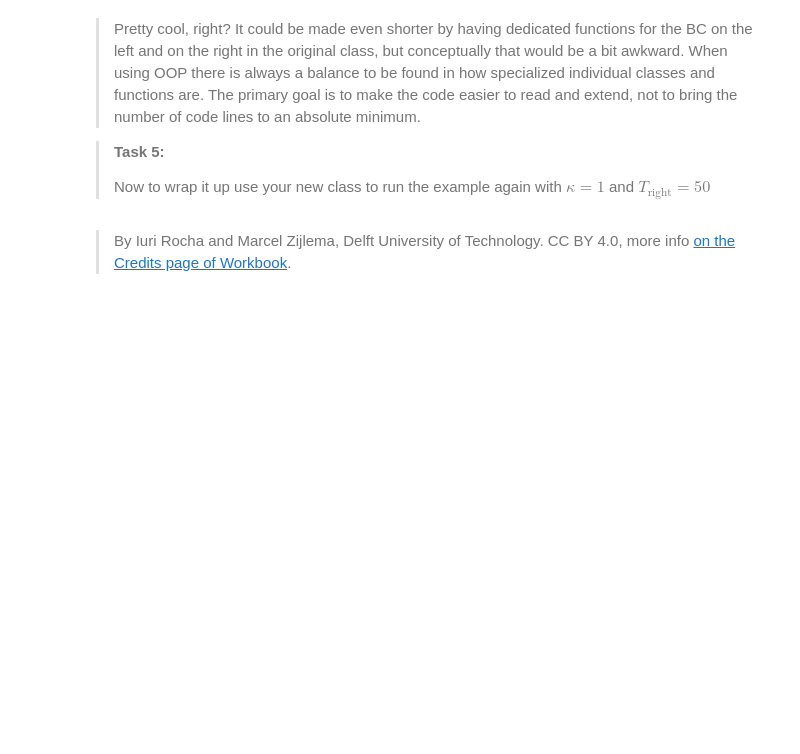
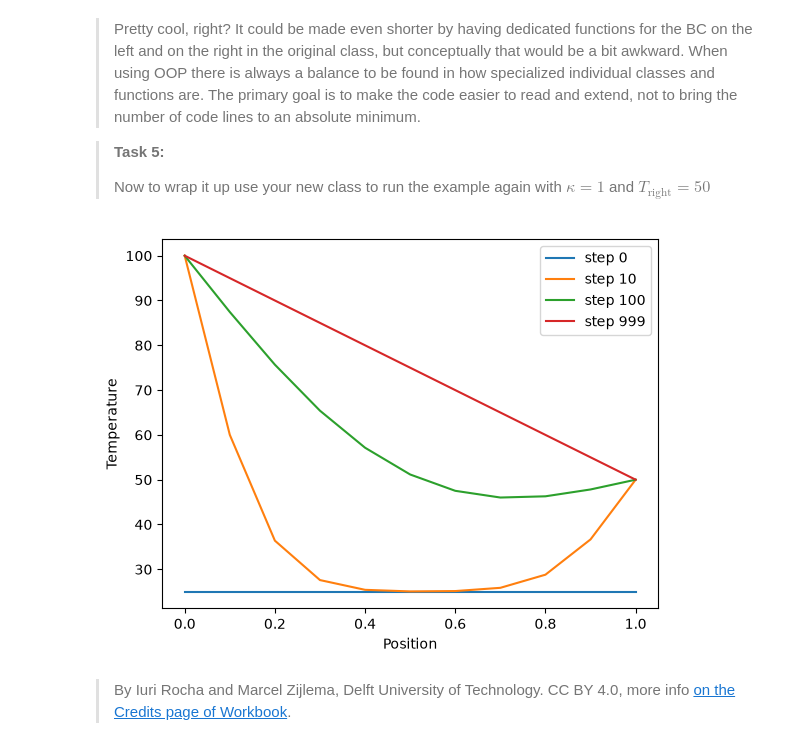
Before and after one commit to matpre333/PA.2.1, a Jupyter notebook: all_files_PA_2_1/2_oop.ipynb, the cells around one changed output. Cells and saved outputs as stored; diff of their text form; code cells hidden in the pictures; blank space fills up the shorter version.

```diff
--- a/all_files_PA_2_1/2_oop.ipynb
+++ b/all_files_PA_2_1/2_oop.ipynb
@@ -119,7 +121,8 @@ Now for our final trick! Let us extend the solver as we did before, to consider
 # %%
 class MyDiffusion (Diffusion):
     def _apply_bcs(self, n):
-        self.init_temp
+        self.T[n+1,0] = self.bc_left
+        self.T[n+1,-1] = self.bc_right
 # %% [markdown]
 > Pretty cool, right? It could be made even shorter by having dedicated functions for the BC on the left and on the right in the original class, but conceptually that would be a bit awkward. When using OOP there is always a balance to be found in how specialized individual classes and functions are. The primary goal is to make the code easier to read and extend, not to bring the number of code lines to an absolute minimum.
 
@@ -133,2 +132,12 @@ new_model = # YOUR_CODE_LINE_HERE
+# %%
+new_model = MyDiffusion(L=1.0, dx=0.1, dt=0.001)
+new_model.set_pde_params(kappa=1)
+new_model.set_bcs(init=25.0, left=100.0, right=50.0)
+new_model.solve(n_steps=1000)
+new_model.plot_steps(steps=[0, 10, 100, 999])
+
+# YOUR_CODE_LINES_HERE
+# %% [output]
+[figure, added]
 # %% [markdown]
 > By Iuri Rocha and Marcel Zijlema, Delft University of Technology. CC BY 4.0, more info [on the Credits page of Workbook](https://mude.citg.tudelft.nl/workbook-2025/credits.html).
```
Also changed, not shown: parts of 5 cells of this notebook.
